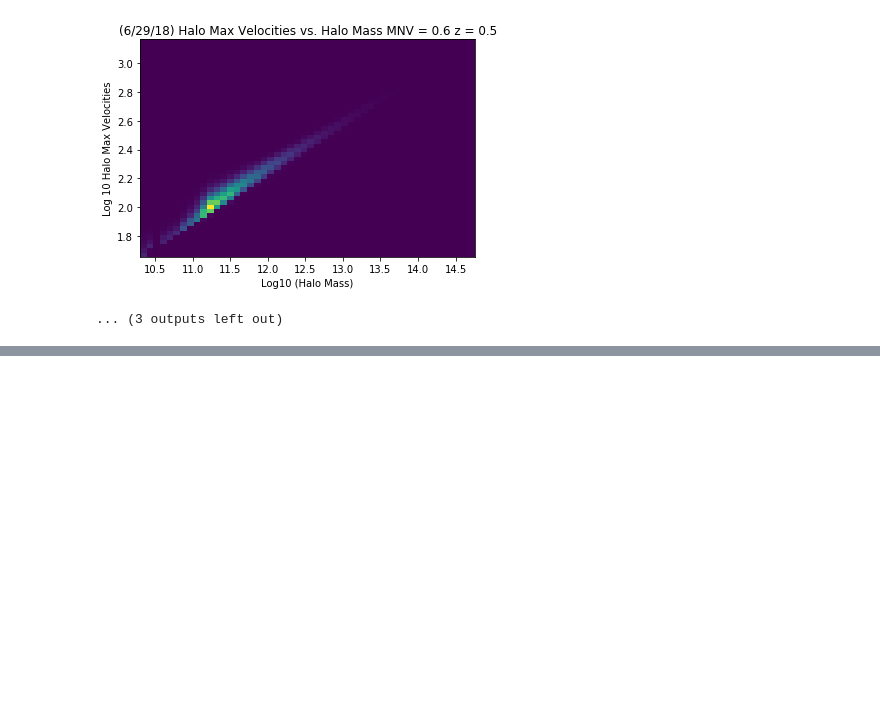
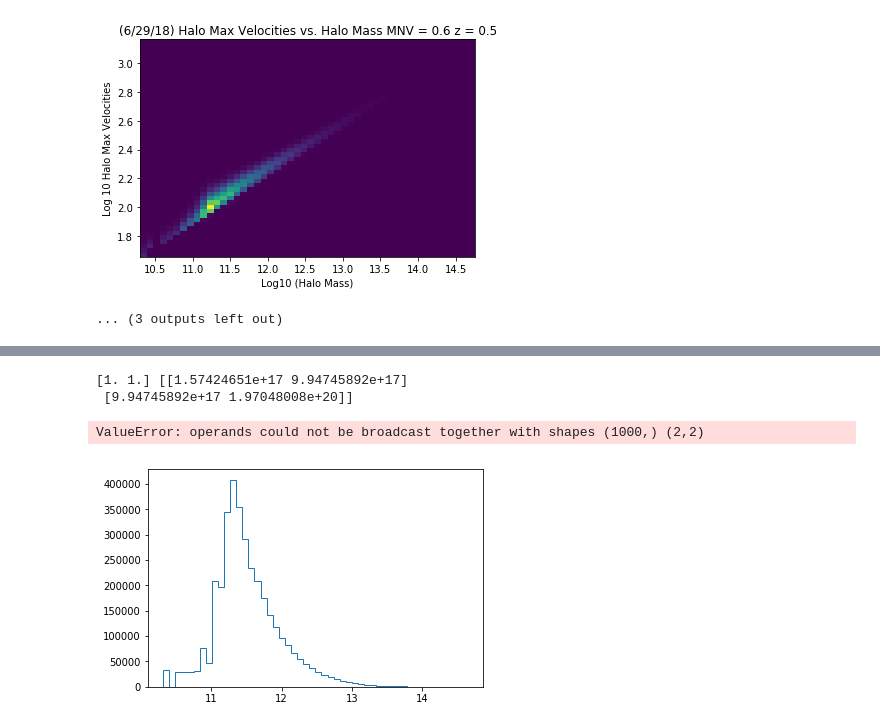
Before and after one commit to may32098/ASTROUSRP_halos_with_neutrinos, a Jupyter notebook: halo_cat_process.ipynb, the cells around one changed output, grey strips where cells are left out. Drawn from its saved outputs; the diff is of its cells as text; code cells hidden in the pictures; blank space fills up the shorter version.

```diff
--- a/halo_cat_process.ipynb
+++ b/halo_cat_process.ipynb
@@ -960,0 +995,49 @@ plot_phhpmm_with_mass_bins("/u/ayannam/Documents/Raw_Data/mnv_0.1/out_47_parents
+# %%
+import numpy as np
+from scipy import stats
+from scipy import optimize
+from matplotlib import pyplot as plt
+
+def halo_mass_analysis(mass_filename, PID_filename):
+
+    mass_arr = np.load(mass_filename)
+    PID_arr = np.load(PID_filename)
+
+    parents_mask = PID_arr == -1 # boolean array with True for parent halos and False for subhalos
+    subhalo_mask = PID_arr != -1 # boolean array with True for subhalos and False for parent halos
+
+    # the mode (most common value) and count (peak of halo mass function) for all, parents, and sub-halos
+    mode, count = stats.mode(mass_arr)
+    parents_mode, parents_count = stats.mode(mass_arr[parents_mask])
+    subhalo_mode, subhalo_count = stats.mode(mass_arr[subhalo_mask])
+
+
+    plt.hist(mass_arr, bins = 50, label = "All Halos", histtype = "step") # plots mass function of all of the halos
+    #plt.hist(mass_arr[parents_mask], bins = 50, label = "Parent-Halos", histtype = "step") # plots the mass function of the parent halos
+    #plt.hist(mass_arr[subhalo_mask], bins = 50, label = "Sub-Halos", histtype = "step") # plots the mass function of the subhalos
+    hist, bin_edges = np.histogram(mass_arr, bins = 50)
+
+    max_ind = np.argmax(hist)
+    count = hist[max_ind]
+    mode = bin_edges[max_ind]
+
+    def exp_decay(x, scale, shift):
+        return scale * np.exp(-scale * (x - shift))
+
+    xs = np.linspace(np.min(mass_arr), np.max(mass_arr), 1000)
+    lam, shift = optimize.curve_fit(exp_decay, bin_edges[max_ind + 1: ], hist[max_ind: ])
+    print(lam, shift)
+
+    exs = count * stats.expon.pdf(xs, loc = shift, scale = 1 / lam)
+
+    plt.plot(xs, exs)
+    #plt.plot(bin_edges[max_ind: -1], exp_decay(bin_edges[max_ind: -1], lam))
+    plt.show()
+
+
+halo_mass_analysis("/u/ayannam/Documents/Raw_Data/mnv_0.1/out_47_parents_mass.npy", "/u/ayannam/Documents/Raw_Data/mnv_0.1/out_47_parents_PID.npy")
+# %% [output]
+[1. 1.] [[1.57424651e+17 9.94745892e+17]
+ [9.94745892e+17 1.97048008e+20]]
+ValueError: operands could not be broadcast together with shapes (1000,) (2,2)
+[figure, added]
```
Also changed, not shown: parts of 6 cells of this notebook.
